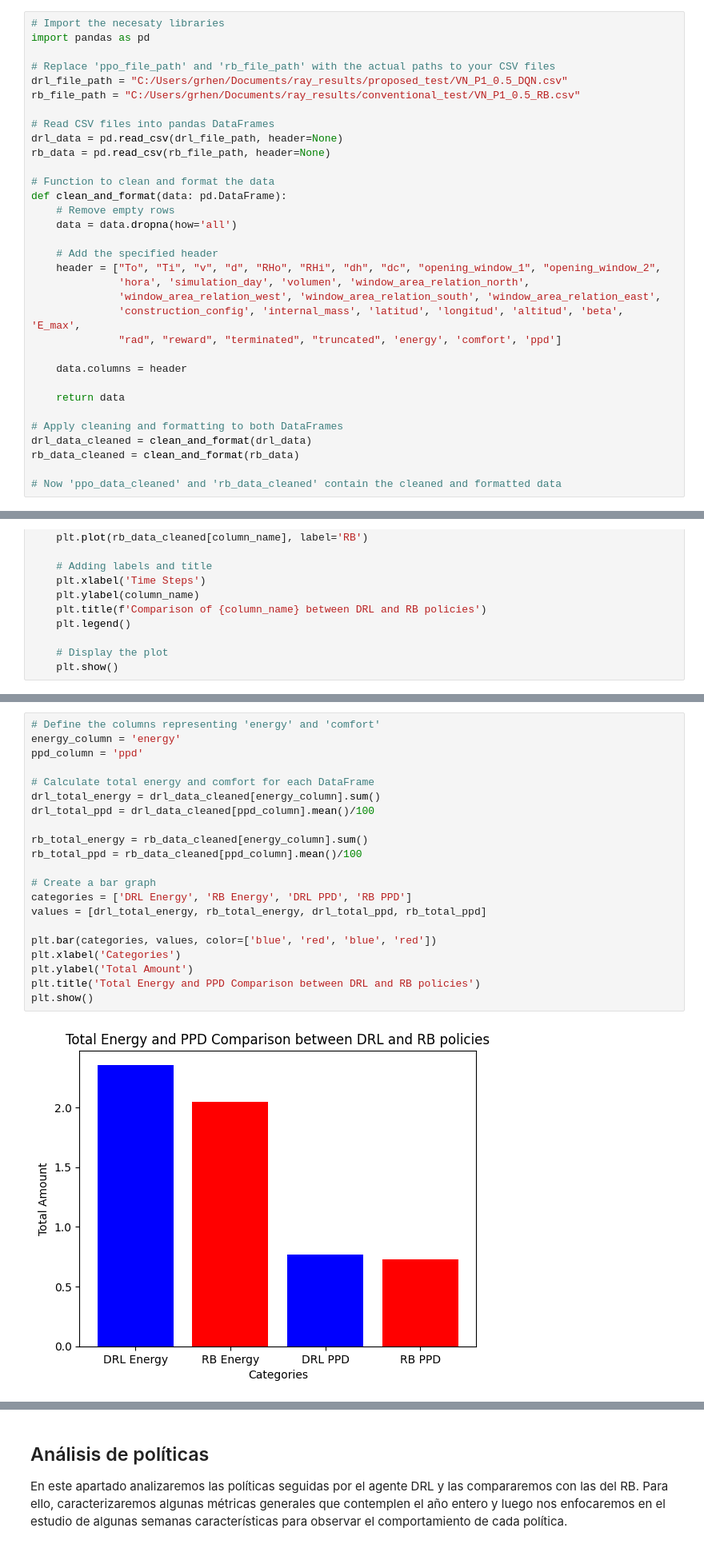
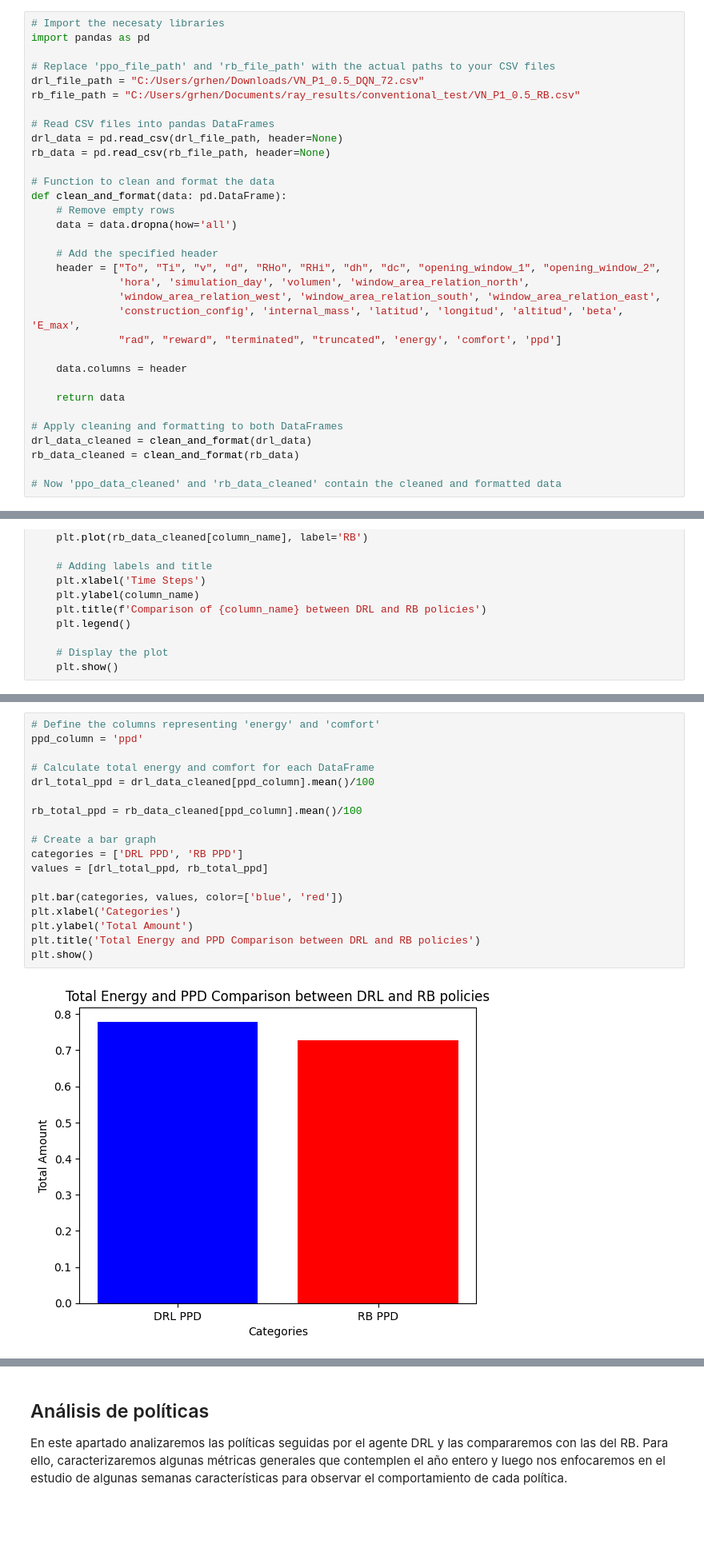
Before and after one commit to hermmanhender/eprllib, a Jupyter notebook: postprocess/results_evaluation.ipynb, the cells around one changed output, grey strips where cells are left out. Shown: that part at 80% size. Drawn from its saved outputs; the diff is of its cells as text; blank space fills up the shorter version.

```diff
--- a/postprocess/results_evaluation.ipynb
+++ b/postprocess/results_evaluation.ipynb
@@ -11,7 +11,7 @@ First you need to import the files produced by `init_conventional.py` `init_eval
 import pandas as pd
 
 # Replace 'ppo_file_path' and 'rb_file_path' with the actual paths to your CSV files
-drl_file_path = "C:/Users/grhen/Documents/ray_results/proposed_test/VN_P1_0.5_DQN.csv"
+drl_file_path = "C:/Users/grhen/Downloads/VN_P1_0.5_DQN_72.csv"
 rb_file_path = "C:/Users/grhen/Documents/ray_results/conventional_test/VN_P1_0.5_RB.csv"
 
 # Read CSV files into pandas DataFrames
@@ -116,26 +136,23 @@ line_plot(
 # %%
 # Define the columns representing 'energy' and 'comfort'
-energy_column = 'energy'
 ppd_column = 'ppd'
 
 # Calculate total energy and comfort for each DataFrame
-drl_total_energy = drl_data_cleaned[energy_column].sum()
 drl_total_ppd = drl_data_cleaned[ppd_column].mean()/100
 
-rb_total_energy = rb_data_cleaned[energy_column].sum()
 rb_total_ppd = rb_data_cleaned[ppd_column].mean()/100
 
 # Create a bar graph
-categories = ['DRL Energy', 'RB Energy', 'DRL PPD', 'RB PPD']
-values = [drl_total_energy, rb_total_energy, drl_total_ppd, rb_total_ppd]
+categories = ['DRL PPD', 'RB PPD']
+values = [drl_total_ppd, rb_total_ppd]
 
-plt.bar(categories, values, color=['blue', 'red', 'blue', 'red'])
+plt.bar(categories, values, color=['blue', 'red'])
 plt.xlabel('Categories')
 plt.ylabel('Total Amount')
 plt.title('Total Energy and PPD Comparison between DRL and RB policies')
 plt.show()
 # %% [output]
-[figure, old version]
+[figure, new version]
 # %%
 drl_energy_rate_increment = (drl_total_energy-rb_total_energy)/rb_total_energy
 drl_comfort_rate_increment = (drl_total_ppd-rb_total_ppd)/rb_total_ppd
```
Also changed, not shown: parts of 8 cells of this notebook, 3 other files.
